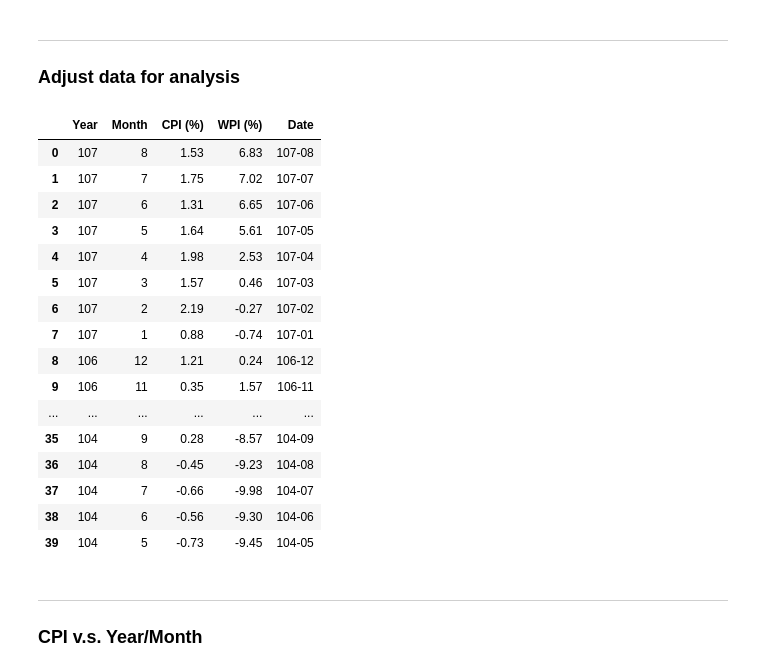
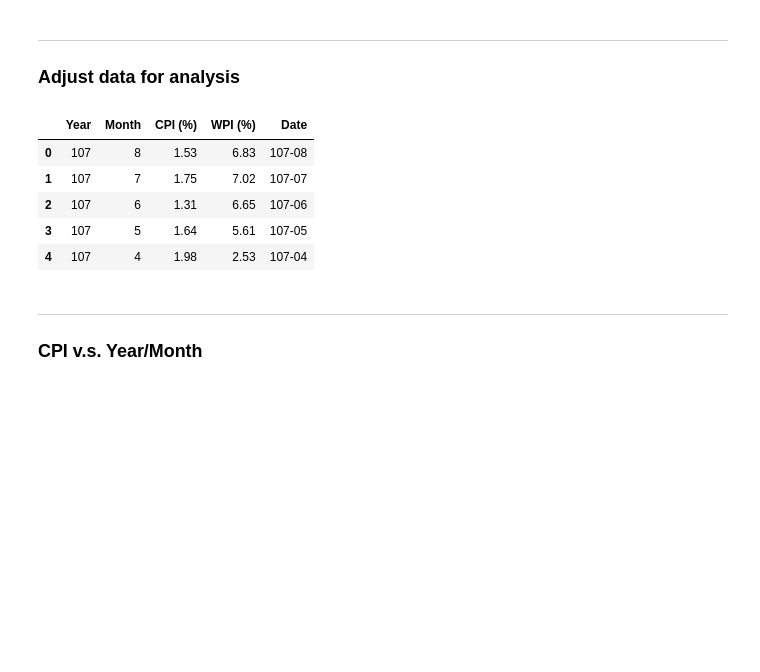
Before and after one commit to snowflakedong/107-1_Python_Project, a Jupyter notebook: Week_2/Homework.ipynb, the cells around one changed output. Drawn from its saved outputs; the diff is of its cells as text; code cells hidden in the pictures; blank space fills up the shorter version.

```diff
--- a/Week_2/Homework.ipynb
+++ b/Week_2/Homework.ipynb
@@ -141,27 +107,15 @@ for i in range(len(CPI_info)-1, -1, -1):
 # %%
 CPI_info['CPI (%)'] = pd.to_numeric(CPI_info['CPI (%)'])
 CPI_info['WPI (%)'] = pd.to_numeric(CPI_info['WPI (%)'])
 CPI_info['Date'] = CPI_info['Year'].astype('str') + '-' + CPI_info['Month'].astype('str').apply(lambda x: x.zfill(2))
+CPI_info.head()
+# %% [output]
+|  | Year | Month | CPI (%) | WPI (%) | Date |
+| 0 | 107 | 8 | 1.53 | 6.83 | 107-08 |
+| 1 | 107 | 7 | 1.75 | 7.02 | 107-07 |
+| 2 | 107 | 6 | 1.31 | 6.65 | 107-06 |
+| 3 | 107 | 5 | 1.64 | 5.61 | 107-05 |
+| 4 | 107 | 4 | 1.98 | 2.53 | 107-04 |
-# %%
-CPI_info
-# %% [output]
-|  | Year | Month | CPI (%) | WPI (%) | Date |
-| 0 | 107 | 8 | 1.53 | 6.83 | 107-08 |
-| 1 | 107 | 7 | 1.75 | 7.02 | 107-07 |
-| 2 | 107 | 6 | 1.31 | 6.65 | 107-06 |
-| 3 | 107 | 5 | 1.64 | 5.61 | 107-05 |
-| 4 | 107 | 4 | 1.98 | 2.53 | 107-04 |
-| 5 | 107 | 3 | 1.57 | 0.46 | 107-03 |
-| 6 | 107 | 2 | 2.19 | -0.27 | 107-02 |
-| 7 | 107 | 1 | 0.88 | -0.74 | 107-01 |
-| 8 | 106 | 12 | 1.21 | 0.24 | 106-12 |
-| 9 | 106 | 11 | 0.35 | 1.57 | 106-11 |
-| ... | ... | ... | ... | ... | ... |
-| 35 | 104 | 9 | 0.28 | -8.57 | 104-09 |
-| 36 | 104 | 8 | -0.45 | -9.23 | 104-08 |
-| 37 | 104 | 7 | -0.66 | -9.98 | 104-07 |
-| 38 | 104 | 6 | -0.56 | -9.30 | 104-06 |
-| 39 | 104 | 5 | -0.73 | -9.45 | 104-05 |
 # %% [markdown]
 ---
 ### CPI v.s. Year/Month
```
Also changed, not shown: parts of 3 cells of this notebook.
